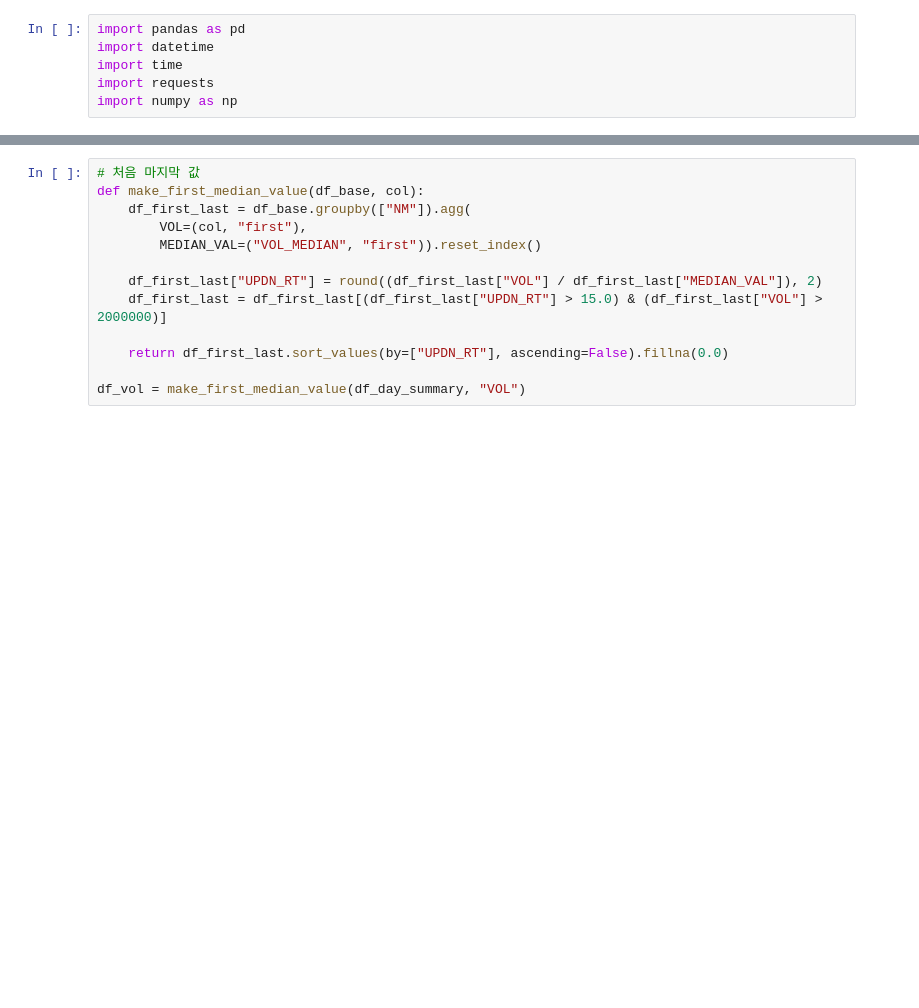
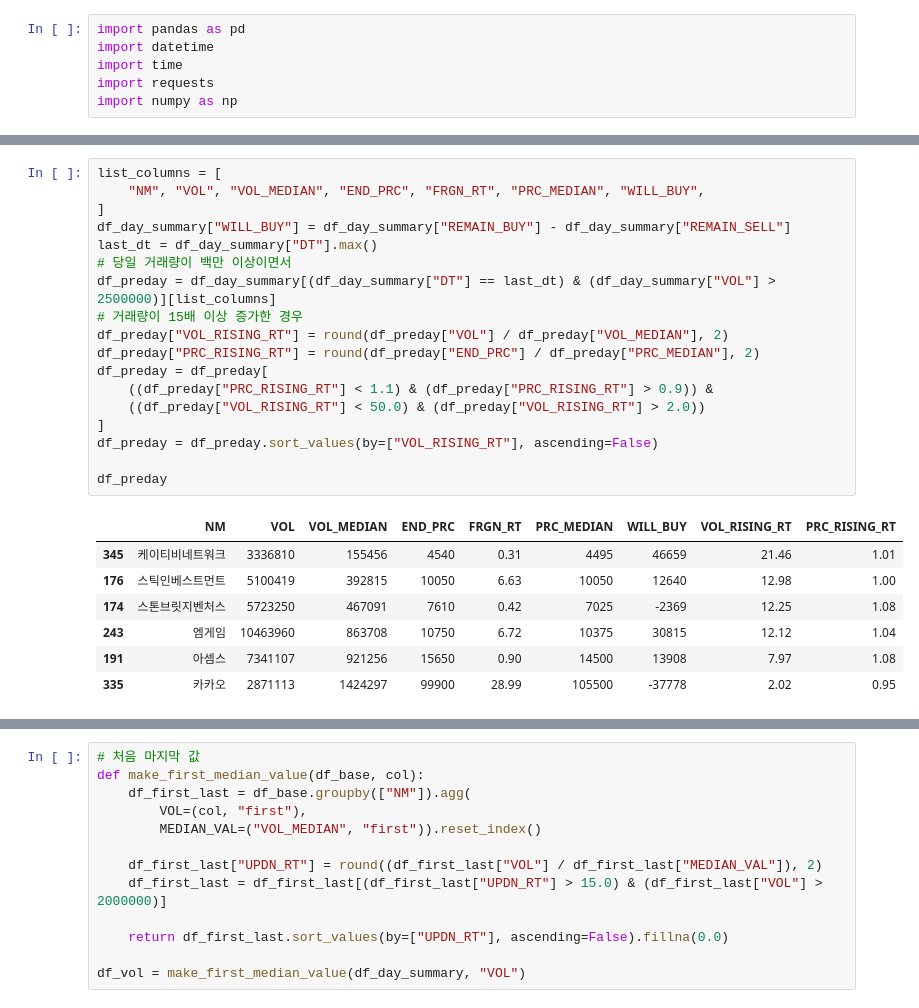
Before and after one commit to etlers/quant, a Jupyter notebook: sudden_rising/sudden_rising.ipynb, the cells around one changed output, grey strips where cells are left out. Saved outputs shown, nothing was run; the diff lists cells and outputs as text; blank space fills up the shorter version.

```diff
--- a/sudden_rising/sudden_rising.ipynb
+++ b/sudden_rising/sudden_rising.ipynb
@@ -6,0 +59,26 @@ import numpy as np
+# %%
+list_columns = [
+    "NM", "VOL", "VOL_MEDIAN", "END_PRC", "FRGN_RT", "PRC_MEDIAN", "WILL_BUY",
+]
+df_day_summary["WILL_BUY"] = df_day_summary["REMAIN_BUY"] - df_day_summary["REMAIN_SELL"]
+last_dt = df_day_summary["DT"].max()
+# 당일 거래량이 백만 이상이면서
+df_preday = df_day_summary[(df_day_summary["DT"] == last_dt) & (df_day_summary["VOL"] > 2500000)][list_columns]
+# 거래량이 15배 이상 증가한 경우
+df_preday["VOL_RISING_RT"] = round(df_preday["VOL"] / df_preday["VOL_MEDIAN"], 2)
+df_preday["PRC_RISING_RT"] = round(df_preday["END_PRC"] / df_preday["PRC_MEDIAN"], 2)
+df_preday = df_preday[
+    ((df_preday["PRC_RISING_RT"] < 1.1) & (df_preday["PRC_RISING_RT"] > 0.9)) &
+    ((df_preday["VOL_RISING_RT"] < 50.0) & (df_preday["VOL_RISING_RT"] > 2.0))
+]
+df_preday = df_preday.sort_values(by=["VOL_RISING_RT"], ascending=False)
+
+df_preday
+# %% [output]
+|  | NM | VOL | VOL_MEDIAN | END_PRC | FRGN_RT | PRC_MEDIAN | WILL_BUY | VOL_RISING_RT | PRC_RISING_RT |
+| 345 | 케이티비네트워크 | 3336810 | 155456 | 4540 | 0.31 | 4495 | 46659 | 21.46 | 1.01 |
+| 176 | 스틱인베스트먼트 | 5100419 | 392815 | 10050 | 6.63 | 10050 | 12640 | 12.98 | 1.00 |
+| 174 | 스톤브릿지벤처스 | 5723250 | 467091 | 7610 | 0.42 | 7025 | -2369 | 12.25 | 1.08 |
+| 243 | 엠게임 | 10463960 | 863708 | 10750 | 6.72 | 10375 | 30815 | 12.12 | 1.04 |
+| 191 | 아셈스 | 7341107 | 921256 | 15650 | 0.90 | 14500 | 13908 | 7.97 | 1.08 |
+| 335 | 카카오 | 2871113 | 1424297 | 99900 | 28.99 | 105500 | -37778 | 2.02 | 0.95 |
```
Also changed, not shown: parts of 21 cells of this notebook, 23 other files.
